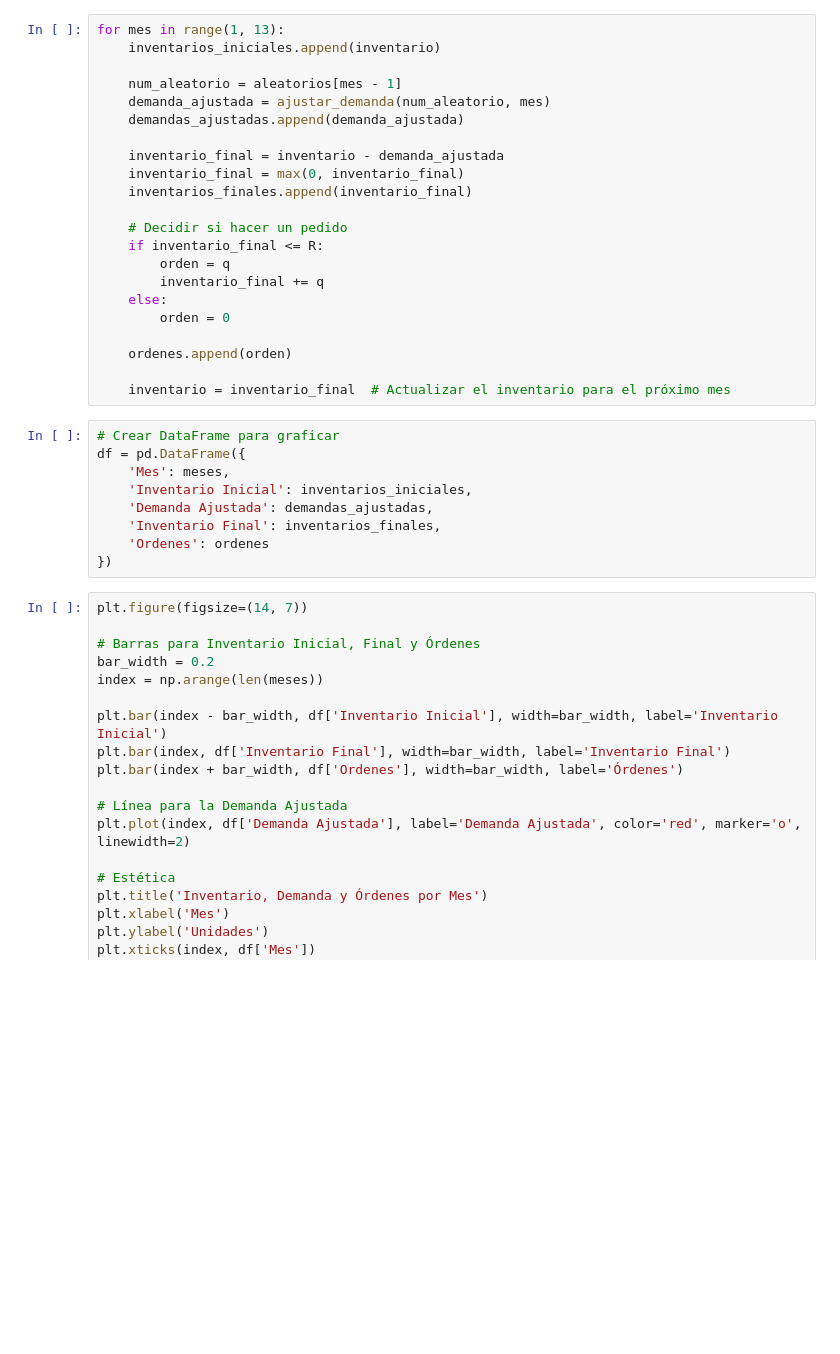
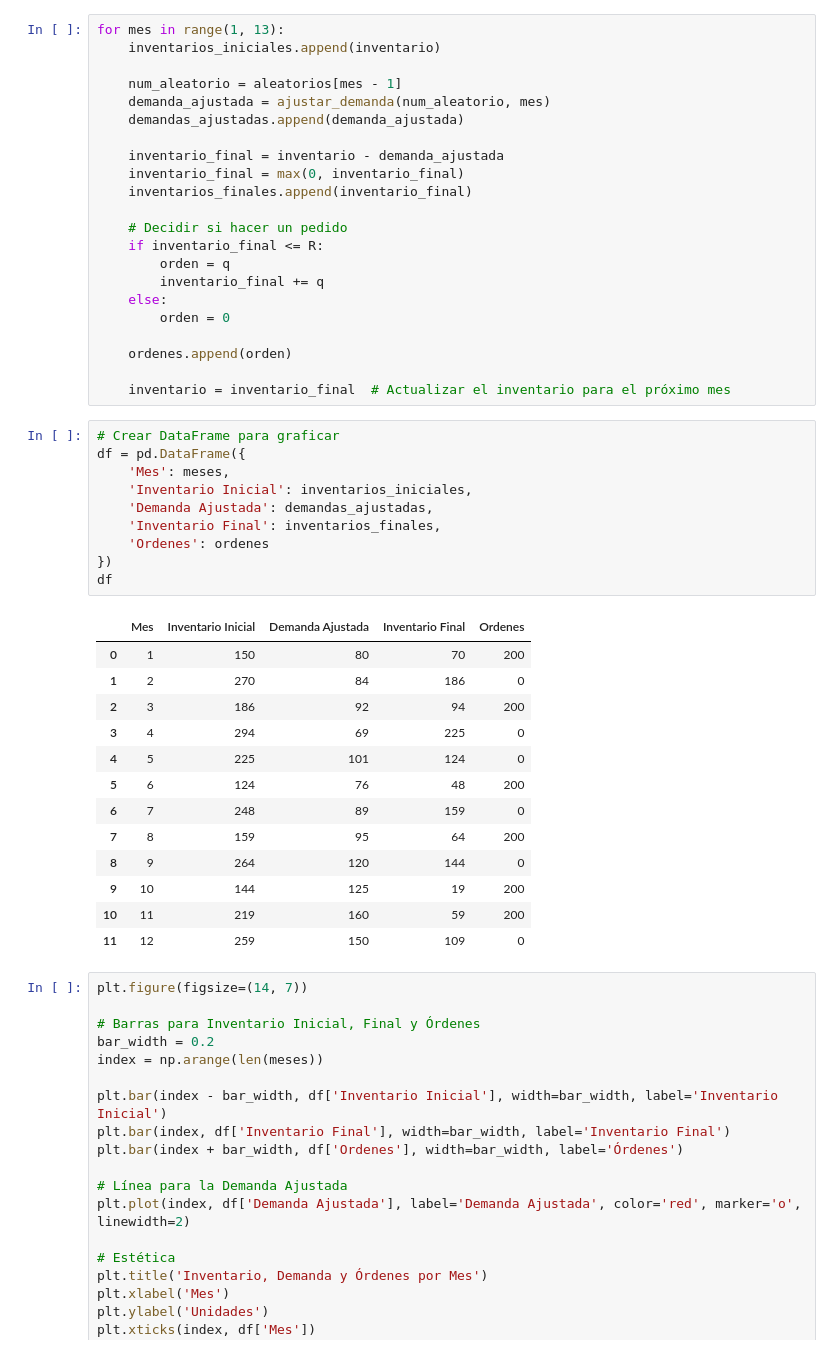
Before and after one commit to ClementeGarcia/Simulaci-n-1, a Jupyter notebook: Inventarios.ipynb, the cells around one changed output. Drawn from its saved outputs; the diff is of its cells as text; blank space fills up the shorter version.

```diff
--- a/Inventarios.ipynb
+++ b/Inventarios.ipynb
@@ -97,12 +98,27 @@ for mes in range(1, 13):
 # %%
 # Crear DataFrame para graficar
 df = pd.DataFrame({
     'Mes': meses,
     'Inventario Inicial': inventarios_iniciales,
     'Demanda Ajustada': demandas_ajustadas,
     'Inventario Final': inventarios_finales,
     'Ordenes': ordenes
 })
+df
+# %% [output]
+|  | Mes | Inventario Inicial | Demanda Ajustada | Inventario Final | Ordenes |
+| 0 | 1 | 150 | 80 | 70 | 200 |
+| 1 | 2 | 270 | 84 | 186 | 0 |
+| 2 | 3 | 186 | 92 | 94 | 200 |
+| 3 | 4 | 294 | 69 | 225 | 0 |
+| 4 | 5 | 225 | 101 | 124 | 0 |
+| 5 | 6 | 124 | 76 | 48 | 200 |
+| 6 | 7 | 248 | 89 | 159 | 0 |
+| 7 | 8 | 159 | 95 | 64 | 200 |
+| 8 | 9 | 264 | 120 | 144 | 0 |
+| 9 | 10 | 144 | 125 | 19 | 200 |
+| 10 | 11 | 219 | 160 | 59 | 200 |
+| 11 | 12 | 259 | 150 | 109 | 0 |
 # %%
 plt.figure(figsize=(14, 7))
 
```
Also changed, not shown: parts of 3 cells of this notebook.
